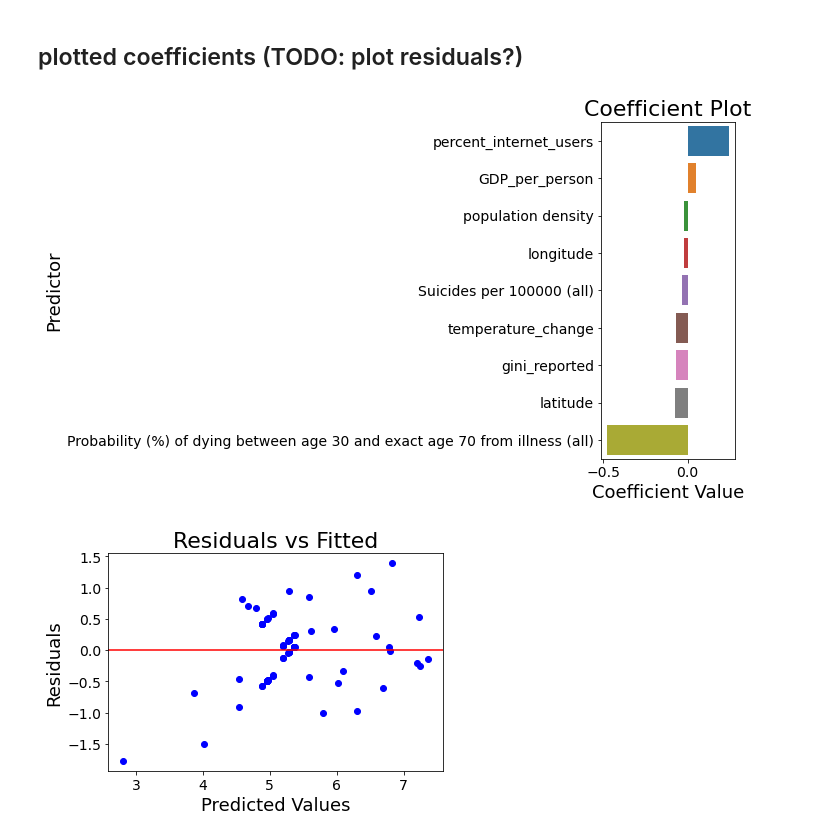
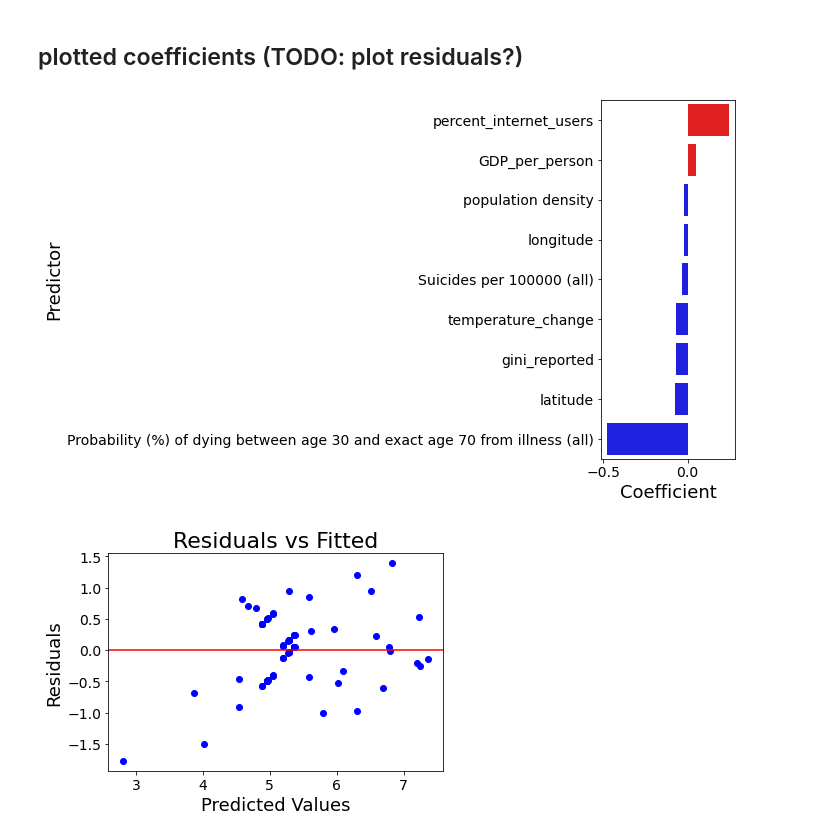
Before and after one commit to Dariokula/VisualizationProj23, a Jupyter notebook: all_datsets_26_08_Dario.ipynb, the cells around one changed output. Drawn from its saved outputs; the diff is of its cells as text; code cells hidden in the pictures.

Commit message:
adjusted colors from plotted coefficients: positive vs negative instead of color transition, (feedback von Dario?)

```diff
--- a/all_datsets_26_08_Dario.ipynb
+++ b/all_datsets_26_08_Dario.ipynb
@@ -1204,26 +1205,18 @@ temperature_change
 # %% [markdown]
 ## plotted coefficients (TODO: plot residuals?)
 # %%
-
-coefficients = model.coef_
-predictor_names = X_train.columns
-
-# Create a dataframe to store the coefficients and predictor names
-coef_df = pd.DataFrame({'Predictor': predictor_names, 'Coefficient': coefficients})
-
-# Sort the dataframe by coefficient values
-sorted_coef_df = coef_df.sort_values(by='Coefficient', ascending=False)
+colors = ['blue' if c < 0 else 'red' for c in sorted_coef_df['Coefficient']]
+palette = sns.color_palette(colors)
 
 # Create the coefficient plot using Seaborn
 plt.figure(figsize=(10, 6))
-sns.barplot(x='Coefficient', y='Predictor', data=sorted_coef_df)
-plt.xlabel('Coefficient Value')
+sns.barplot(x='Coefficient', y='Predictor', data=sorted_coef_df, palette=palette)
+plt.xlabel('Coefficient')
 plt.ylabel('Predictor')
-plt.title('Coefficient Plot')
 plt.tight_layout()
 plt.show()
 # %% [output]
-[figure, old version]
+[figure, new version]
 # %%
 
 plt.scatter(y_pred, y_pred - y_test, c='blue')
```
Also changed, not shown: parts of 2 cells of this notebook.
